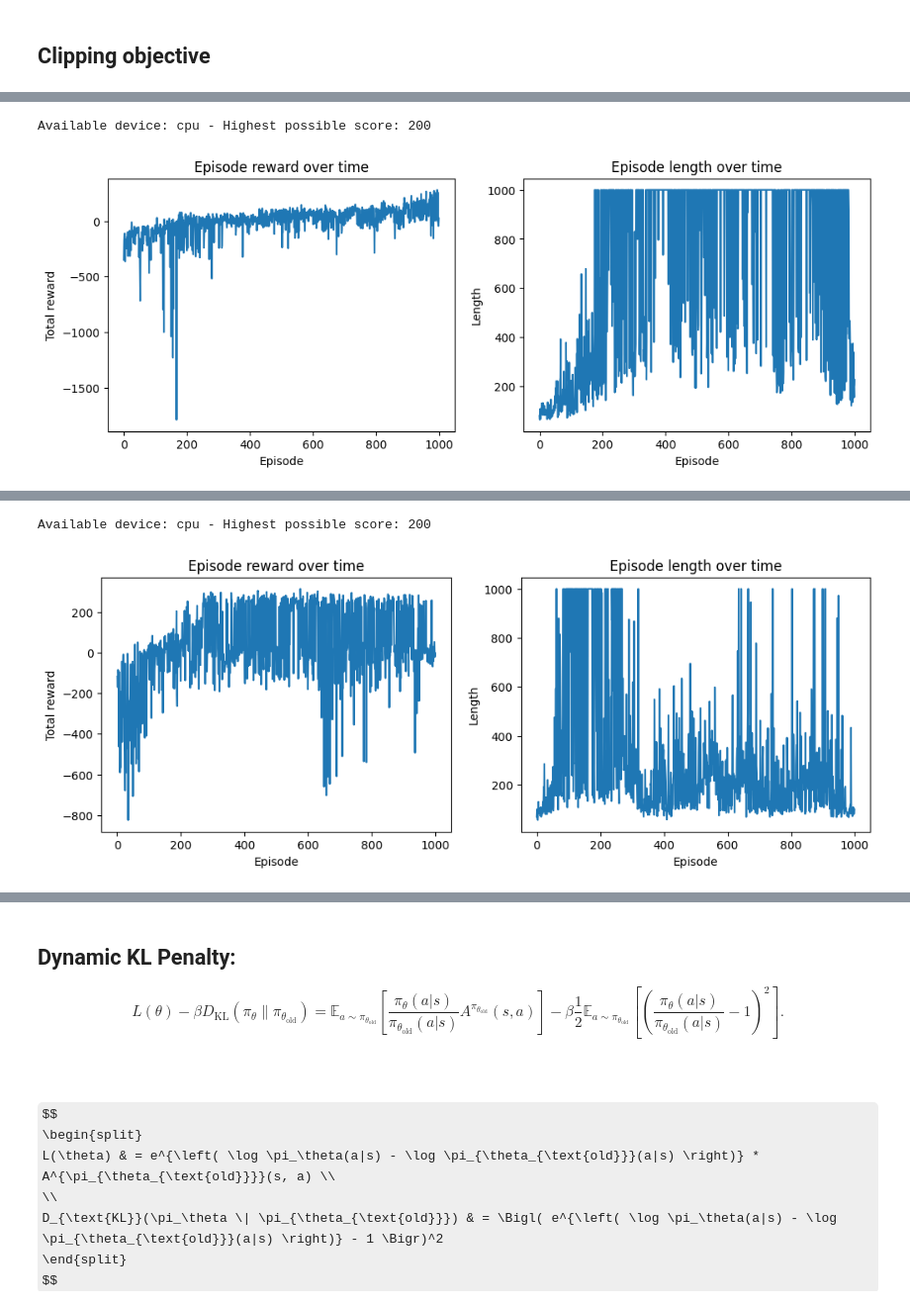
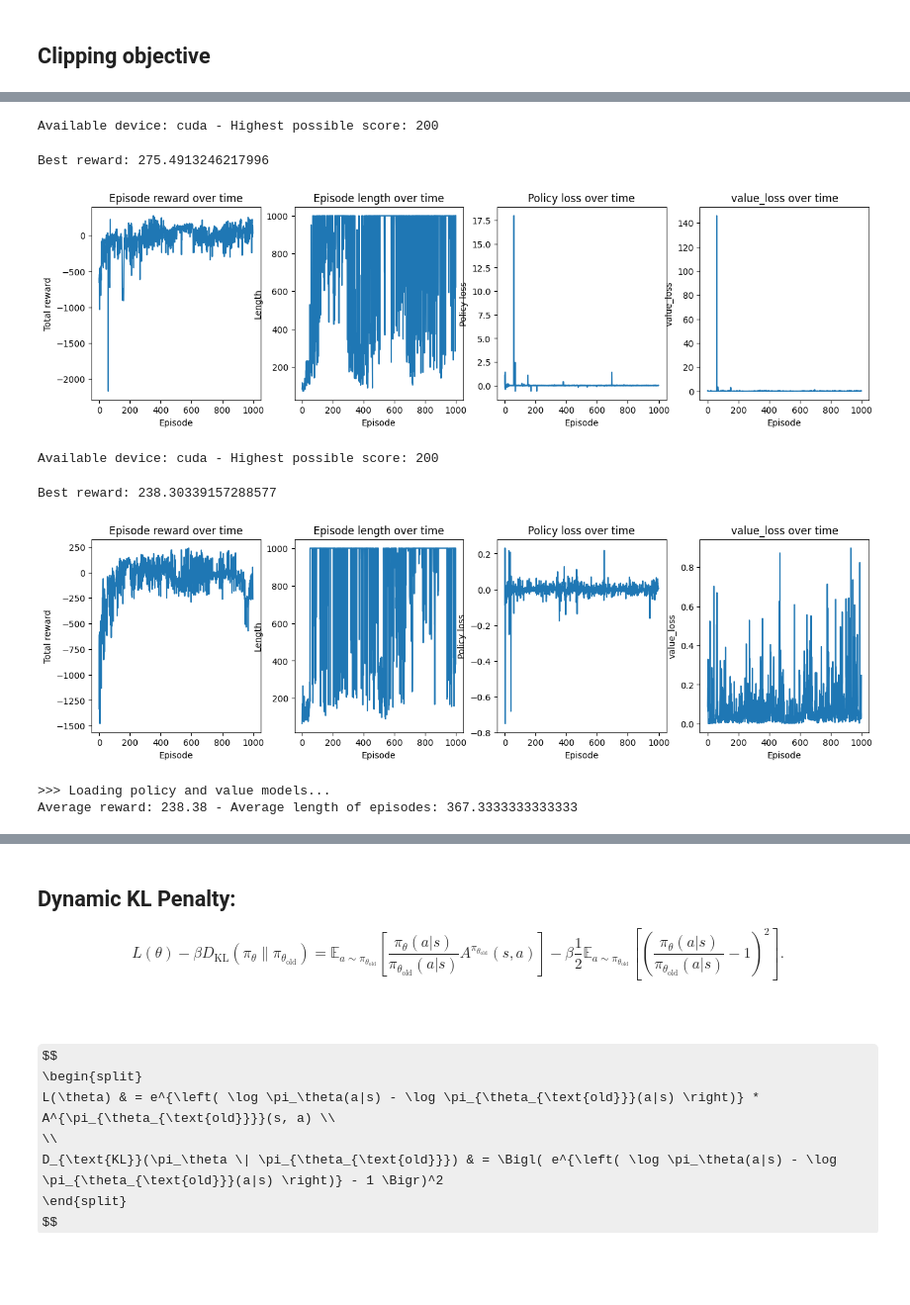
Before and after one commit to Mhddaraaa/start, a Jupyter notebook: ReinforcementLearning/11_RL_PolicySearch(PPO).ipynb, the cells around one changed output, grey strips where cells are left out. Shown at 99% size. Drawn from its saved outputs; the diff is of its cells as text; code cells hidden in the pictures; some formulas as TeX source; blank space fills up the shorter version.

```diff
--- a/ReinforcementLearning/11_RL_PolicySearch(PPO).ipynb
+++ b/ReinforcementLearning/11_RL_PolicySearch(PPO).ipynb
@@ -840,16 +1120,41 @@ Available device: cpu - Highest possible score: 475.0
 # %%
-env = create_env("LunarLander-v2")
+env = create_env("LunarLanderContinuous-v3")
 n_hidden = 64
-lr = 0.002
-net = Policy(env, continuous=False, n_hidden=n_hidden, lr=lr, optStep=0.99)
+lr = 0.001
+net = Policy(env, continuous=True, n_hidden=n_hidden, lr=lr, optStep=50, optgamma=0.99, normalize=False)
 
 gamma = 0.99
 n_episode = 1000
-agent = REINFORCE(env, net, gamma, n_episode, continuous=False, bootstrapping=True)
+agent = REINFORCE(env, net, gamma, n_episode, continuous=True, bootstrapping=True)
 
 agent.train()
 agent.log()
 # %% [output]
-Available device: cpu - Highest possible score: 200
+Available device: cuda - Highest possible score: 200
+Best reward: 275.4913246217996
-[figure, old version]
+[figure, new version]
+# %%
+env = create_env("LunarLanderContinuous-v3")
+n_hidden = 64
+lr = 0.001
+net = Policy(env, continuous=True, n_hidden=n_hidden, lr=lr, optStep=50, optgamma=0.99, normalize=True)
+
+gamma = 0.99
+n_episode = 1000
+agent = REINFORCE(env, net, gamma, n_episode, continuous=True, bootstrapping=True)
+
+agent.train()
+agent.log()
+# %% [output]
+Available device: cuda - Highest possible score: 200
+Best reward: 238.30339157288577
+[figure, added]
+# %%
+# the neural network withough layer norm model
+env = create_env("LunarLanderContinuous-v3", render_mode="rgb_array", record=True, eps_record=1)
+agent = REINFORCE(env, net, gamma, n_episode, continuous=True, bootstrapping=True, model_path="/content")
+agent.test_agent(3)
+# %% [output]
+>>> Loading policy and value models...
+Average reward: 238.38 - Average length of episodes: 367.3333333333333
 # %%
@@ -857,17 +1162,2 @@ display_video(950)
 # %% [output]
 [interactive output not drawn]
-# %%
-env = create_env("LunarLander-v2")
-n_hidden = 64
-lr = 0.003
-net = Policy(env, continuous=False, n_hidden=n_hidden, lr=lr, optStep=.97)
-
-gamma = 0.99
-n_episode = 1000
-agent = REINFORCE(env, net, gamma, n_episode, continuous=False)
-
-agent.train()
-agent.log()
-# %% [output]
-Available device: cpu - Highest possible score: 200
-[figure, removed]
```
Also changed, not shown: parts of 31 cells of this notebook.
